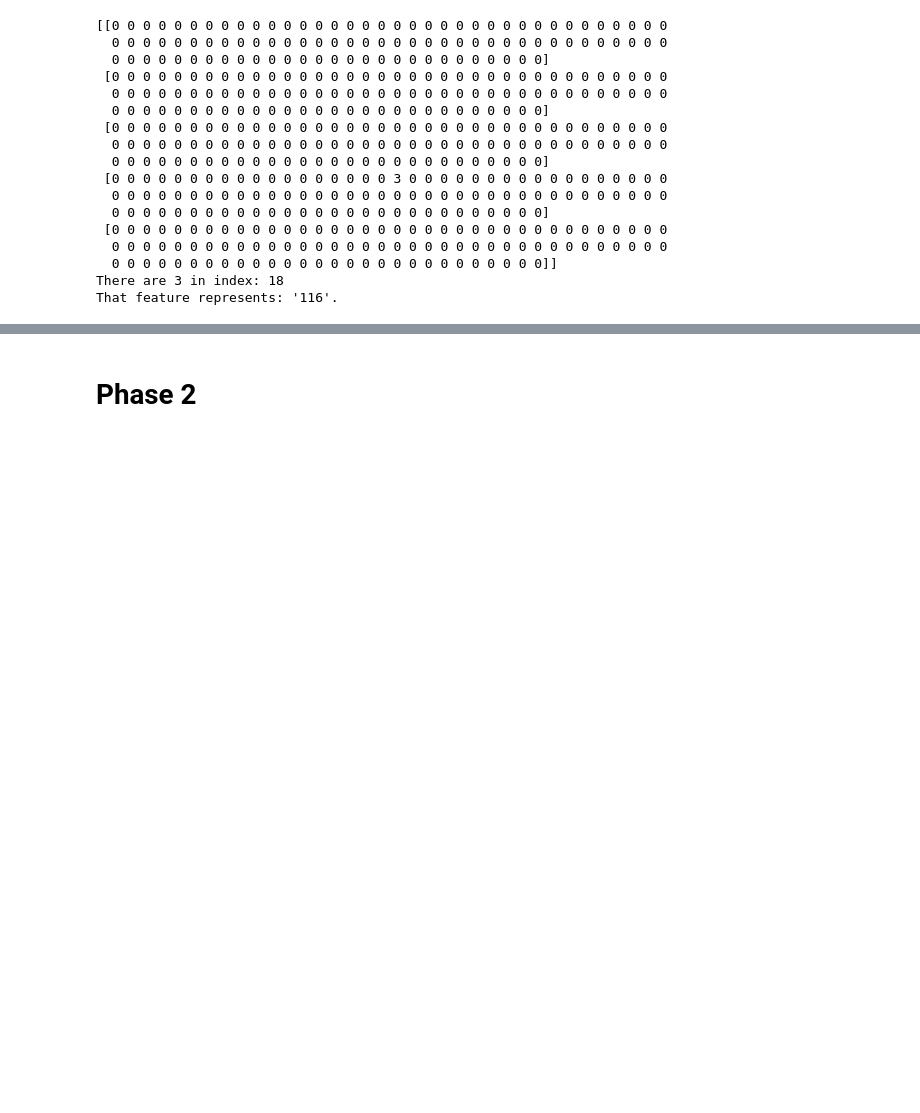
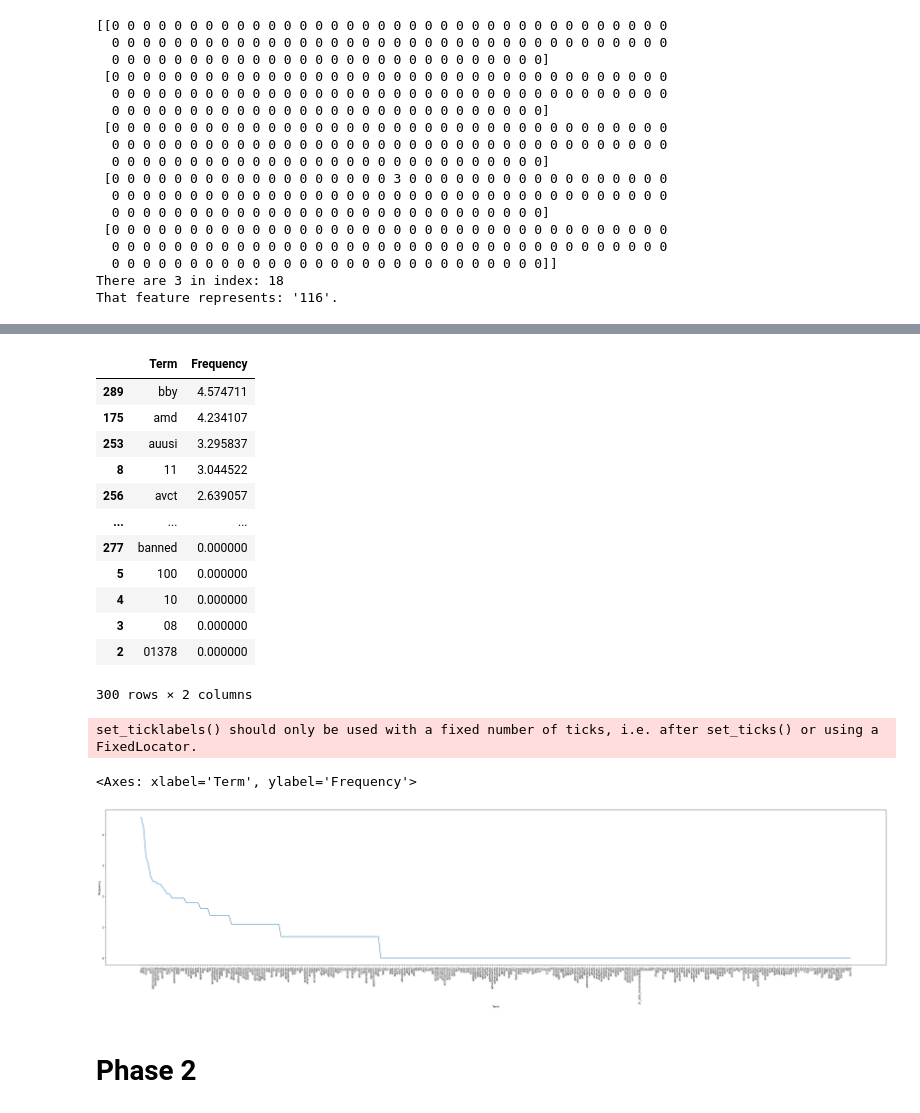
Before and after one commit to jungswork/DM2025-Lab1-Exercise, a Jupyter notebook: DM2025-Lab1-Homework.ipynb, the cells around one changed output, grey strips where cells are left out. Saved outputs shown, nothing was run; the diff lists cells and outputs as text; code cells hidden in the pictures; blank space fills up the shorter version.

```diff
--- a/DM2025-Lab1-Homework.ipynb
+++ b/DM2025-Lab1-Homework.ipynb
@@ -708,3 +839,44 @@ df_todraw_sample.shape
+# %%
+# practice 15
+# Copy the code above
+import math
+
+# 對 Frequency 進行 log 運算
+y_freqs_log = [math.log(i) for i in y_freqs]
+#print(y_freqs_log)
+
+df_freqs_log = pd.DataFrame({"Term" : x_terms, "Frequency" : y_freqs_log})
+
+# 使用 value_sort function 進行出現頻率排序
+df_sorted_freqs_log = df_freqs_log.sort_values(by= "Frequency", ascending= False)
+display(df_sorted_freqs_log)
+
+# 由排序後表格繪圖
+plt.subplots(figsize = (50, 10))
+fig_sorted_freqs_log = sns.lineplot(data= df_sorted_freqs_log, x= "Term", y= "Frequency")
+
+# 微調圖表
+fig_sorted_freqs_log.set_xticklabels(df_sorted_freqs_log["Term"],
+                                     rotation = 90)
+
+fig_sorted_freqs_log
+# %% [output]
+|  | Term | Frequency |
+| 289 | bby | 4.574711 |
+| 175 | amd | 4.234107 |
+| 253 | auusi | 3.295837 |
+| 8 | 11 | 3.044522 |
+| 256 | avct | 2.639057 |
+| ... | ... | ... |
+| 277 | banned | 0.000000 |
+| 5 | 100 | 0.000000 |
+| 4 | 10 | 0.000000 |
+| 3 | 08 | 0.000000 |
+| 2 | 01378 | 0.000000 |
+300 rows × 2 columns
+set_ticklabels() should only be used with a fixed number of ticks, i.e. after set_ticks() or using a FixedLocator.
+<Axes: xlabel='Term', ylabel='Frequency'>
+[figure, added]
 # %% [markdown]
 # Phase 2
 # %%
```
Also changed, not shown: parts of 7 cells of this notebook.
